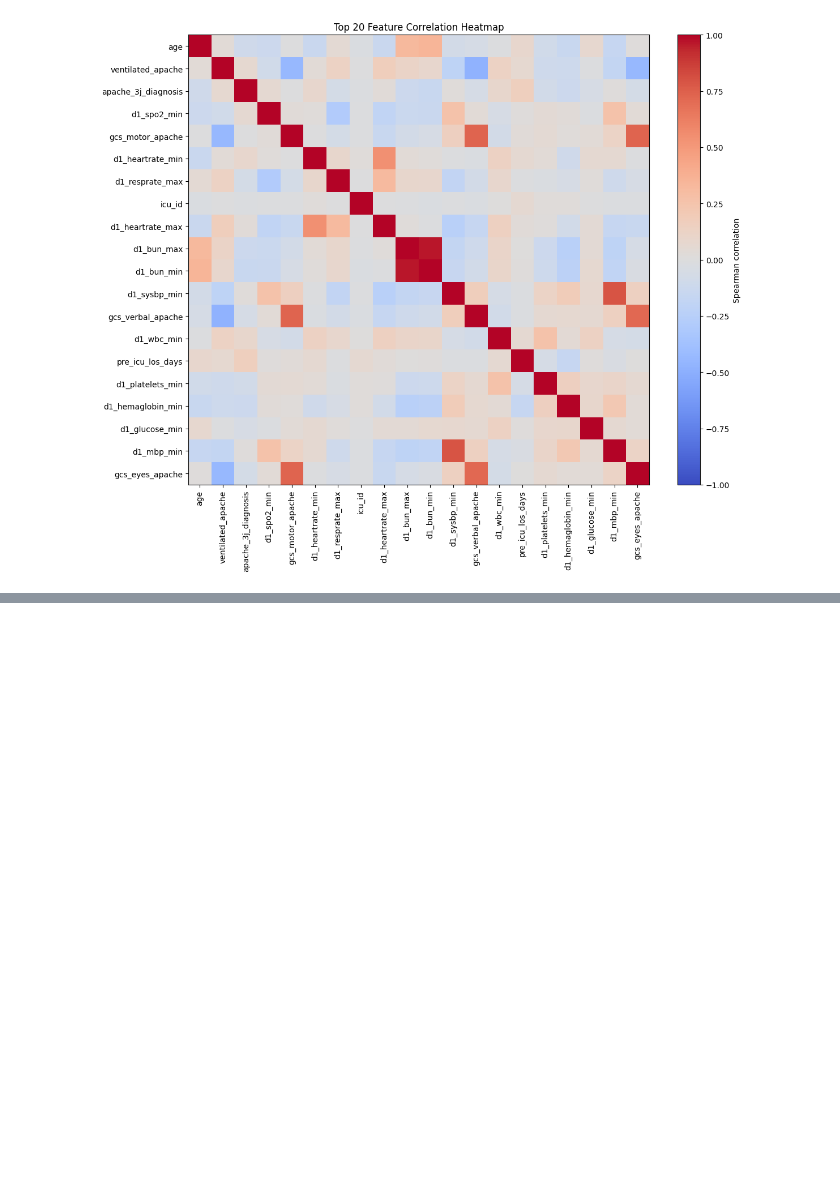
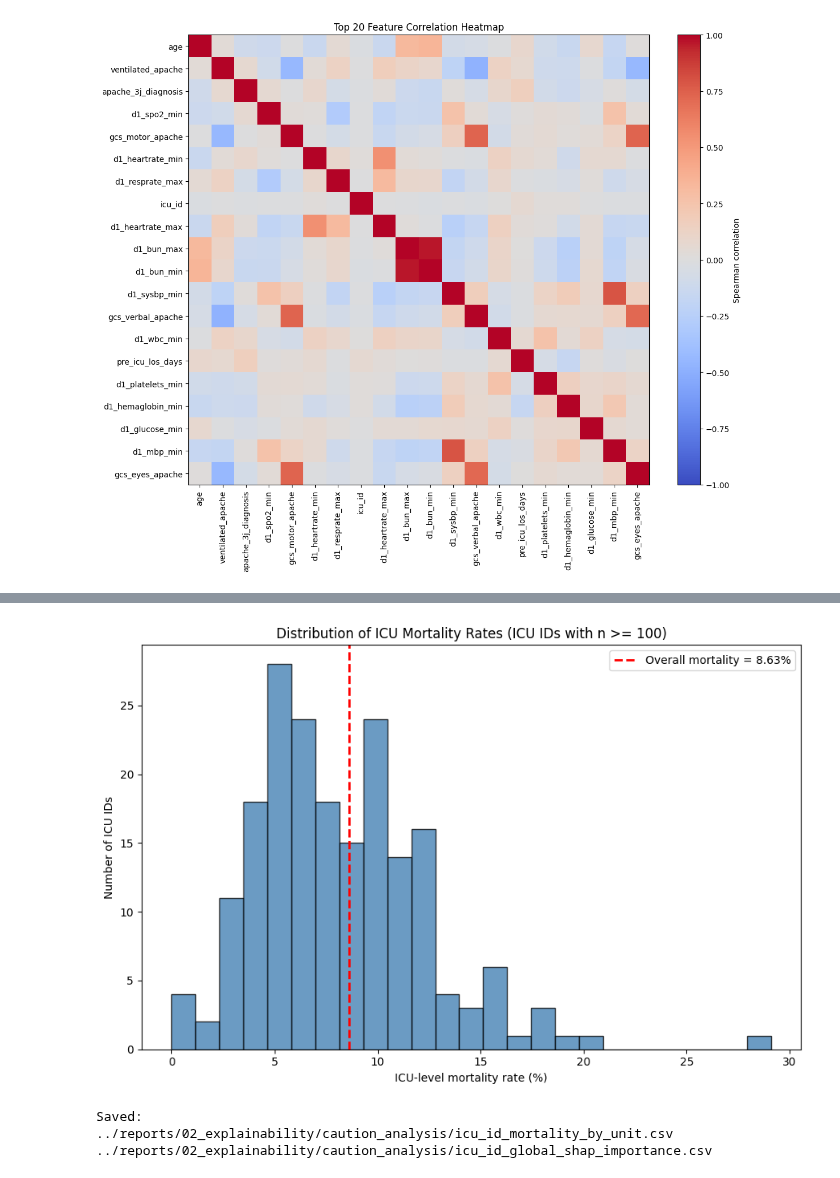
Before and after one commit to atalayatasoy17/xai-project, a Jupyter notebook: notebooks/04_shap_explainability.ipynb, the cells around one changed output, grey strips where cells are left out. Saved outputs shown, nothing was run; the diff lists cells and outputs as text; code cells hidden in the pictures; blank space fills up the shorter version.

Commit message:
Add icu_id caution feature analysis

```diff
--- a/notebooks/04_shap_explainability.ipynb
+++ b/notebooks/04_shap_explainability.ipynb
@@ -1194,0 +1201,11 @@ plt.show()
+# %%
+# Load raw data for ICU-level descriptive analysis
+raw_df = pd.read_csv("../data/raw/training_v2.csv")
+
+icu_feature = "icu_id"
+
+icu_global_shap = shap_importance[
+    shap_importance["feature"] == icu_feature
+].copy()
+
+icu_global_shap
@@ -1194,0 +1281,50 @@ plt.show()
+# %%
+plt.figure(figsize=(9, 6))
+
+plt.hist(
+    icu_mortality_filtered["mortality_rate_pct"],
+    bins=25,
+    color="steelblue",
+    edgecolor="black",
+    alpha=0.8
+)
+
+plt.axvline(
+    raw_df["hospital_death"].mean() * 100,
+    color="red",
+    linestyle="--",
+    linewidth=2,
+    label=f"Overall mortality = {raw_df['hospital_death'].mean() * 100:.2f}%"
+)
+
+plt.xlabel("ICU-level mortality rate (%)")
+plt.ylabel("Number of ICU IDs")
+plt.title("Distribution of ICU Mortality Rates (ICU IDs with n >= 100)")
+plt.legend()
+plt.tight_layout()
+plt.show()
+# %% [output]
+[figure, added]
+# %%
+from pathlib import Path
+
+caution_dir = Path("../reports/02_explainability/caution_analysis")
+caution_dir.mkdir(parents=True, exist_ok=True)
+
+icu_mortality_filtered.to_csv(
+    caution_dir / "icu_id_mortality_by_unit.csv",
+    index=False
+)
+
+icu_global_shap.to_csv(
+    caution_dir / "icu_id_global_shap_importance.csv",
+    index=False
+)
+
+print("Saved:")
+print(caution_dir / "icu_id_mortality_by_unit.csv")
+print(caution_dir / "icu_id_global_shap_importance.csv")
+# %% [output]
+Saved:
+../reports/02_explainability/caution_analysis/icu_id_mortality_by_unit.csv
+../reports/02_explainability/caution_analysis/icu_id_global_shap_importance.csv
```
Also changed, not shown: parts of 5 cells of this notebook, 5 other files.
